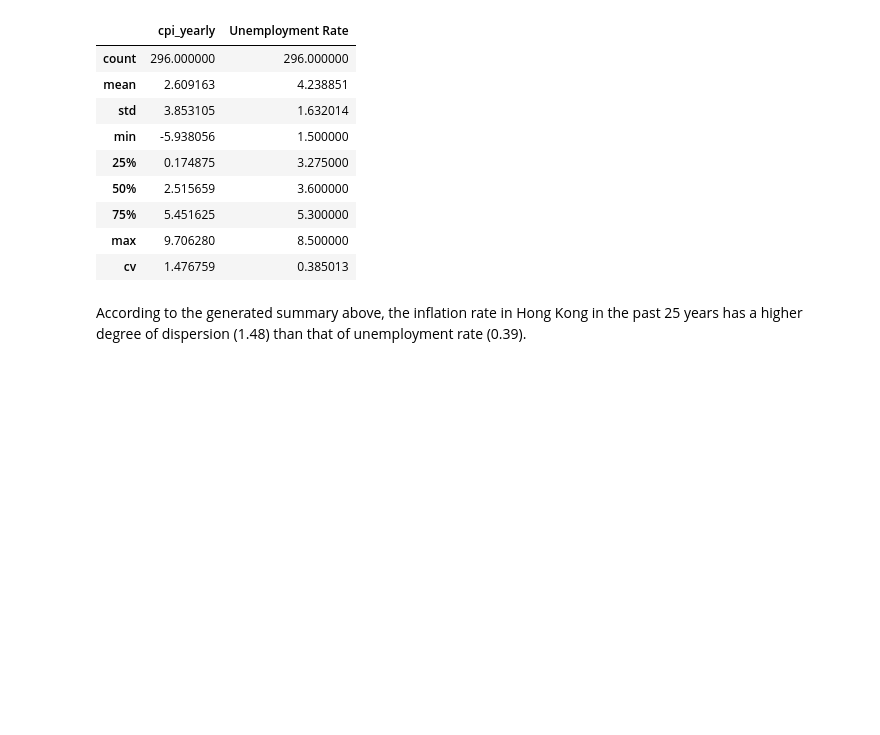
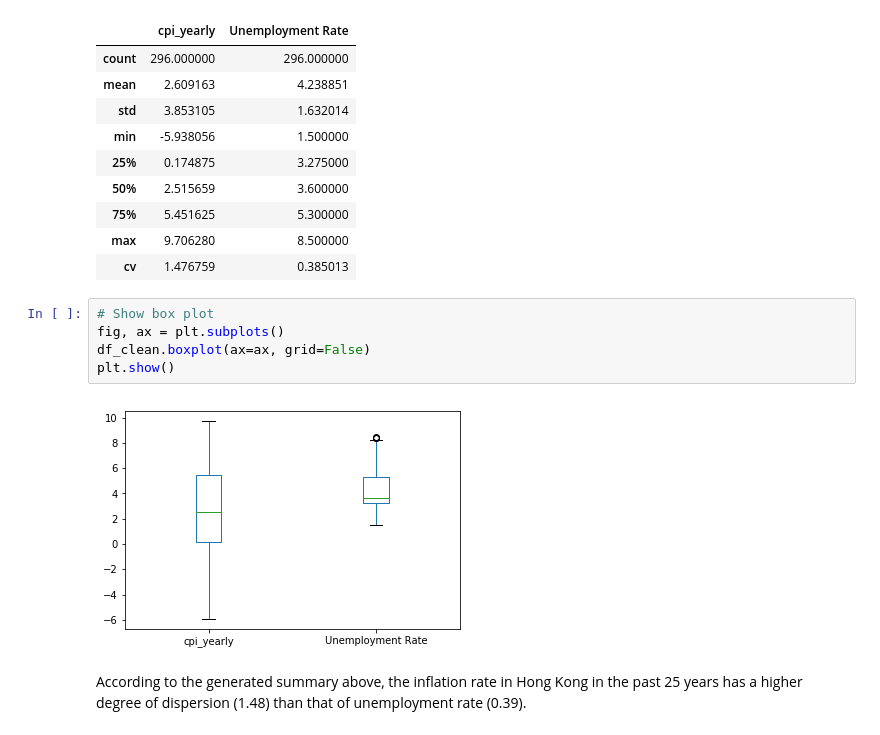
Before and after one commit to davidlkl/Data-analytic, a Jupyter notebook: Presentation.ipynb, the cells around one changed output. Drawn from its saved outputs; the diff is of its cells as text; blank space fills up the shorter version.

```diff
--- a/Presentation.ipynb
+++ b/Presentation.ipynb
@@ -277,6 +277,13 @@ summary
 | 75% | 5.451625 | 5.300000 |
 | max | 9.706280 | 8.500000 |
 | cv | 1.476759 | 0.385013 |
+# %%
+# Show box plot
+fig, ax = plt.subplots()
+df_clean.boxplot(ax=ax, grid=False)
+plt.show()
+# %% [output]
+[figure, added]
 # %% [markdown]
 According to the generated summary above, the inflation rate in Hong Kong in the past 25 years has a higher degree of dispersion (1.48) than that of unemployment rate (0.39).
 # %% [markdown]
```
Also changed, not shown: parts of 9 cells of this notebook.
